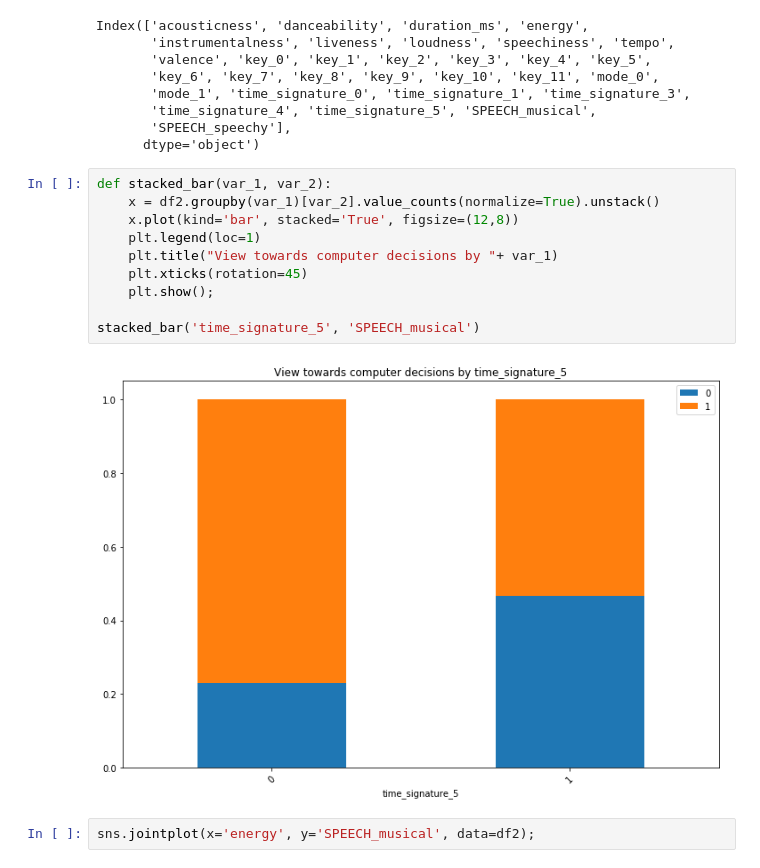
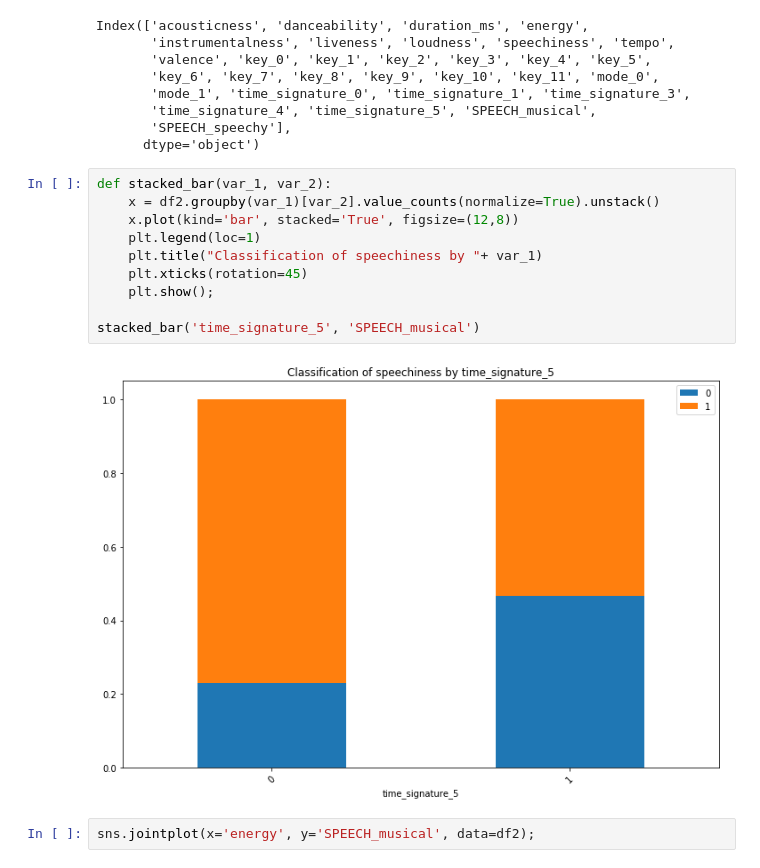
Before and after one commit to nabilabbas250/Spotify-Speechiness, a Jupyter notebook: Speechiness.ipynb, the cells around one changed output. Cells and saved outputs as stored; diff of their text form.

```diff
--- a/Speechiness.ipynb
+++ b/Speechiness.ipynb
@@ -397,15 +399,15 @@ Index(['acousticness', 'danceability', 'duration_ms', 'energy',
 # %%
 def stacked_bar(var_1, var_2):
     x = df2.groupby(var_1)[var_2].value_counts(normalize=True).unstack()
     x.plot(kind='bar', stacked='True', figsize=(12,8))
     plt.legend(loc=1)
-    plt.title("View towards computer decisions by "+ var_1)
+    plt.title("Classification of speechiness by "+ var_1)
     plt.xticks(rotation=45)
     plt.show();
 
 stacked_bar('time_signature_5', 'SPEECH_musical')
 # %% [output]
-[figure, old version]
+[figure, new version]
 # %%
 sns.jointplot(x='energy', y='SPEECH_musical', data=df2);
 # %% [output]
```
Also changed, not shown: parts of 1 cell of this notebook, 1 other file.
